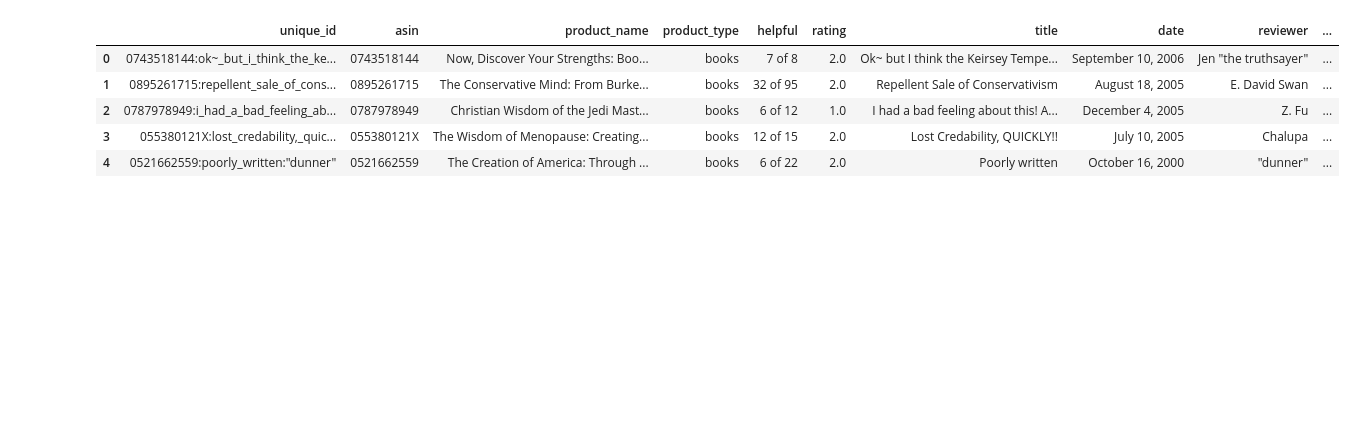
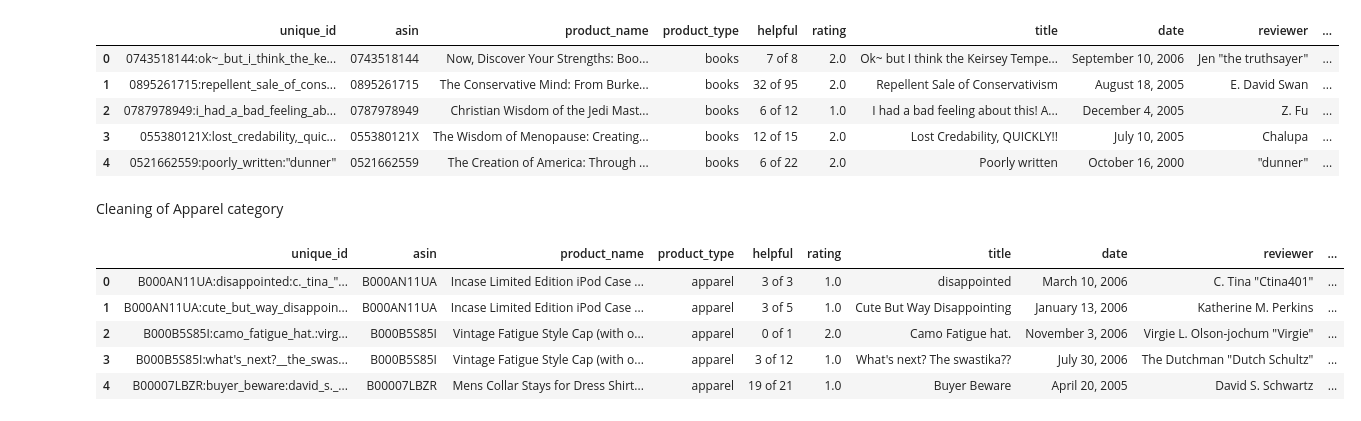
Before and after one commit to zep-analytics/Multi-domain-sentiment-analysis, a Jupyter notebook: new.ipynb, the cells around one changed output. Saved outputs shown, nothing was run; the diff lists cells and outputs as text; code cells hidden in the pictures; blank space fills up the shorter version.

```diff
--- a/new.ipynb
+++ b/new.ipynb
@@ -359,3 +359,5 @@ df_books.head()
 | 2 | 0787978949:i_had_a_bad_feeling_ab... | 0787978949 | Christian Wisdom of the Jedi Mast... | books | 6 of 12 | 1.0 | I had a bad feeling about this! A... | December 4, 2005 | Z. Fu | ... |
 | 3 | 055380121X:lost_credability,_quic... | 055380121X | The Wisdom of Menopause: Creating... | books | 12 of 15 | 2.0 | Lost Credability, QUICKLY!! | July 10, 2005 | Chalupa | ... |
 | 4 | 0521662559:poorly_written:"dunner" | 0521662559 | The Creation of America: Through ... | books | 6 of 22 | 2.0 | Poorly written | October 16, 2000 | "dunner" | ... |
+# %% [markdown]
+Cleaning of Apparel category
@@ -361,0 +367,10 @@ df_books.head()
+# %%
+df_apparel = pd.read_csv(processed_file_names_dict['apparel'][1])
+df_apparel.head()
+# %% [output]
+|  | unique_id | asin | product_name | product_type | helpful | rating | title | date | reviewer | ... |
+| 0 | B000AN11UA:disappointed:c._tina_"... | B000AN11UA | Incase Limited Edition iPod Case ... | apparel | 3 of 3 | 1.0 | disappointed | March 10, 2006 | C. Tina "Ctina401" | ... |
+| 1 | B000AN11UA:cute_but_way_disappoin... | B000AN11UA | Incase Limited Edition iPod Case ... | apparel | 3 of 5 | 1.0 | Cute But Way Disappointing | January 13, 2006 | Katherine M. Perkins | ... |
+| 2 | B000B5S85I:camo_fatigue_hat.:virg... | B000B5S85I | Vintage Fatigue Style Cap (with o... | apparel | 0 of 1 | 2.0 | Camo Fatigue hat. | November 3, 2006 | Virgie L. Olson-jochum "Virgie" | ... |
+| 3 | B000B5S85I:what's_next?__the_swas... | B000B5S85I | Vintage Fatigue Style Cap (with o... | apparel | 3 of 12 | 1.0 | What's next? The swastika?? | July 30, 2006 | The Dutchman "Dutch Schultz" | ... |
+| 4 | B00007LBZR:buyer_beware:david_s._... | B00007LBZR | Mens Collar Stays for Dress Shirt... | apparel | 19 of 21 | 1.0 | Buyer Beware | April 20, 2005 | David S. Schwartz | ... |
```
Also changed, not shown: parts of 25 cells of this notebook.
